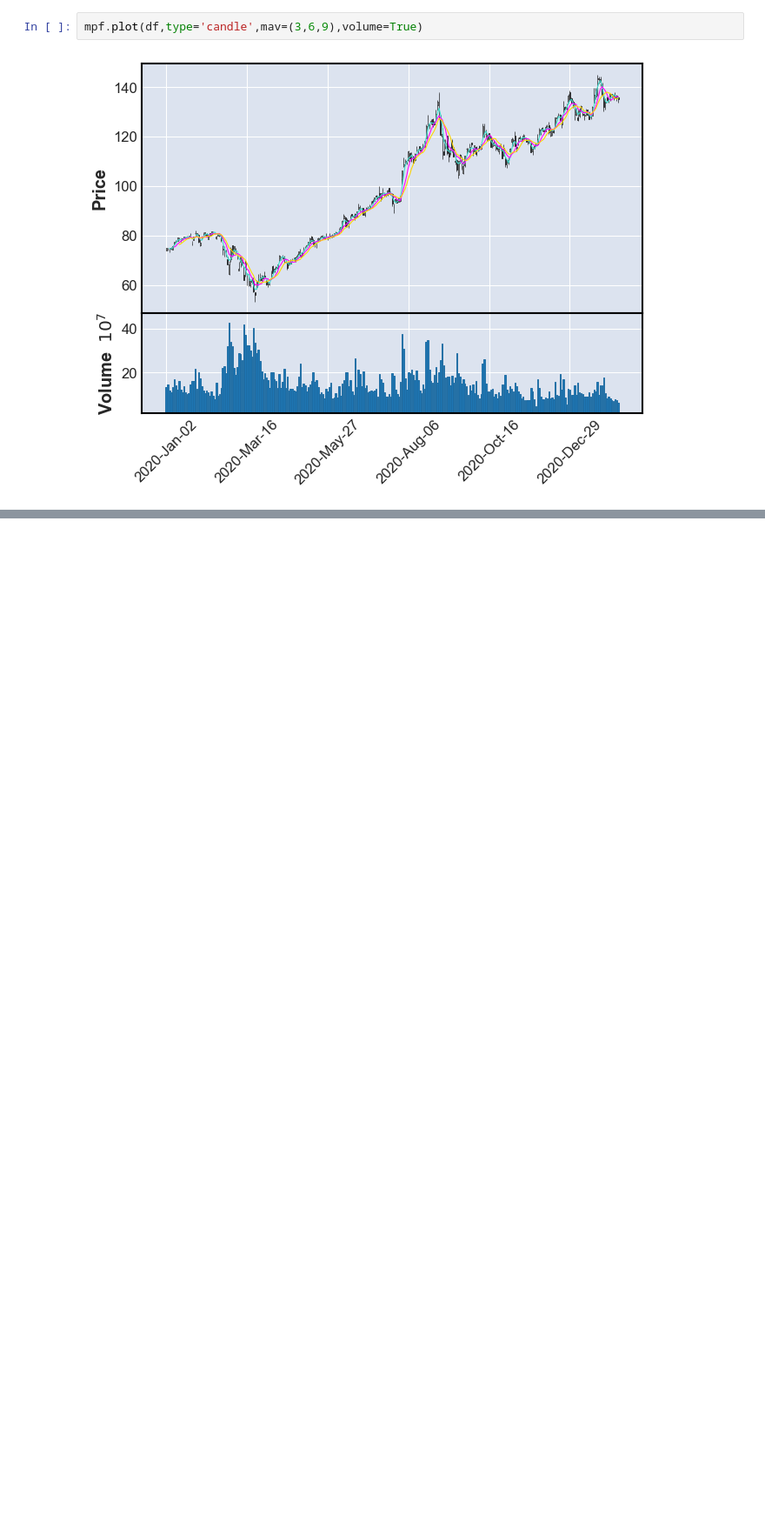
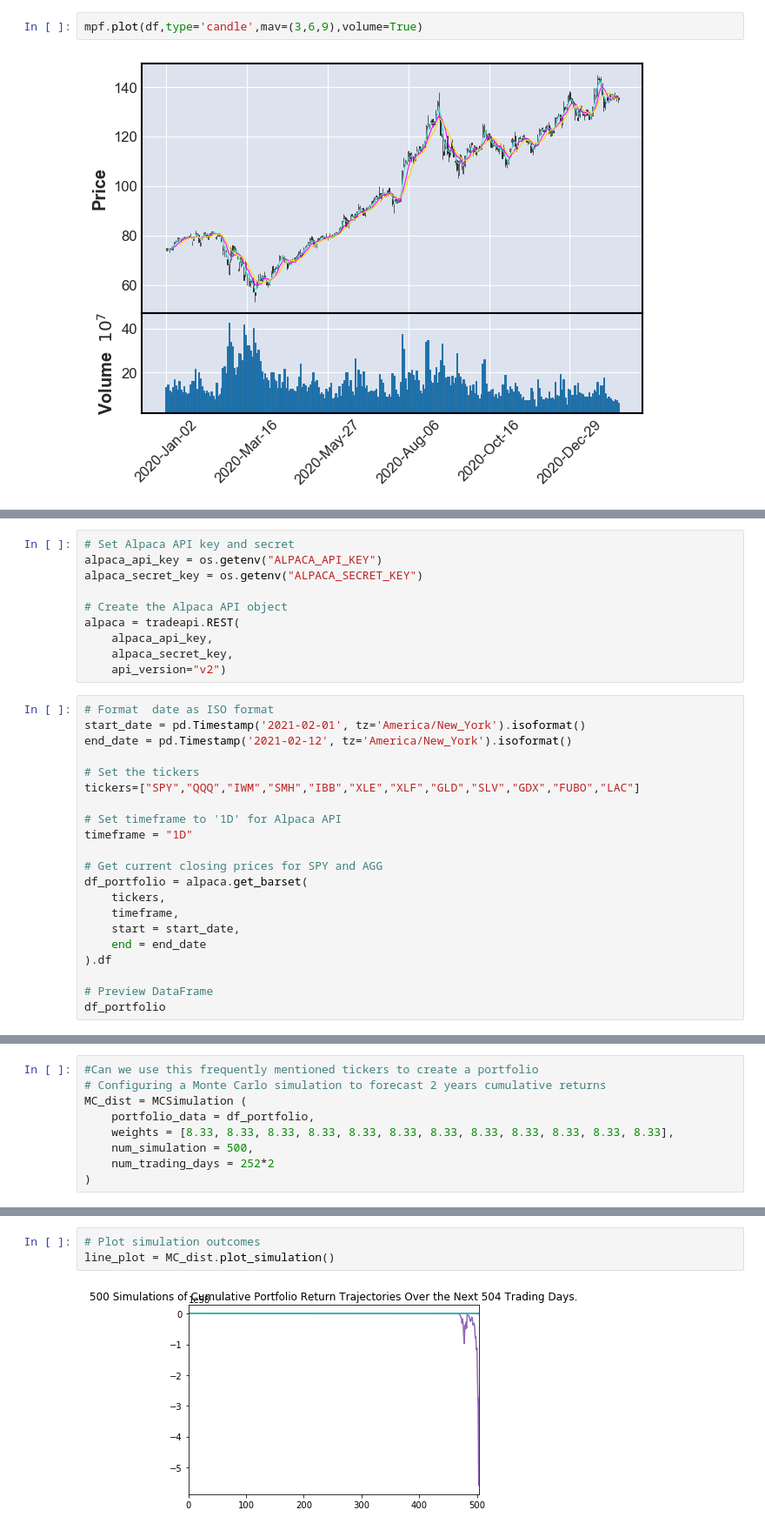
Before and after one commit to absahir/D.E.G.A._StockScreener, a Jupyter notebook: PseudoCode.ipynb, the cells around one changed output, grey strips where cells are left out. Shown at 87% size. Saved outputs shown, nothing was run; the diff lists cells and outputs as text; blank space fills up the shorter version.

```diff
--- a/PseudoCode.ipynb
+++ b/PseudoCode.ipynb
@@ -345,0 +878,31 @@ mpf.plot(df,type='candle',mav=(3,6,9),volume=True)
+# %%
+# Set Alpaca API key and secret
+alpaca_api_key = os.getenv("ALPACA_API_KEY")
+alpaca_secret_key = os.getenv("ALPACA_SECRET_KEY")
+
+# Create the Alpaca API object
+alpaca = tradeapi.REST(
+    alpaca_api_key,
+    alpaca_secret_key,
+    api_version="v2")
+# %%
+# Format  date as ISO format
+start_date = pd.Timestamp('2021-02-01', tz='America/New_York').isoformat()
+end_date = pd.Timestamp('2021-02-12', tz='America/New_York').isoformat()
+
+# Set the tickers
+tickers=["SPY","QQQ","IWM","SMH","IBB","XLE","XLF","GLD","SLV","GDX","FUBO","LAC"]
+
+# Set timeframe to '1D' for Alpaca API
+timeframe = "1D"
+
+# Get current closing prices for SPY and AGG
+df_portfolio = alpaca.get_barset(
+    tickers,
+    timeframe,
+    start = start_date,
+    end = end_date
+).df
+
+# Preview DataFrame
+df_portfolio
@@ -345,0 +924,9 @@ mpf.plot(df,type='candle',mav=(3,6,9),volume=True)
+# %%
+#Can we use this frequently mentioned tickers to create a portfolio
+# Configuring a Monte Carlo simulation to forecast 2 years cumulative returns
+MC_dist = MCSimulation (
+    portfolio_data = df_portfolio,
+    weights = [8.33, 8.33, 8.33, 8.33, 8.33, 8.33, 8.33, 8.33, 8.33, 8.33, 8.33, 8.33],
+    num_simulation = 500,
+    num_trading_days = 252*2
+)
@@ -345,0 +985,5 @@ mpf.plot(df,type='candle',mav=(3,6,9),volume=True)
+# %%
+# Plot simulation outcomes
+line_plot = MC_dist.plot_simulation()
+# %% [output]
+[figure, added]
```
Also changed, not shown: parts of 144 cells of this notebook, 6 other files.
